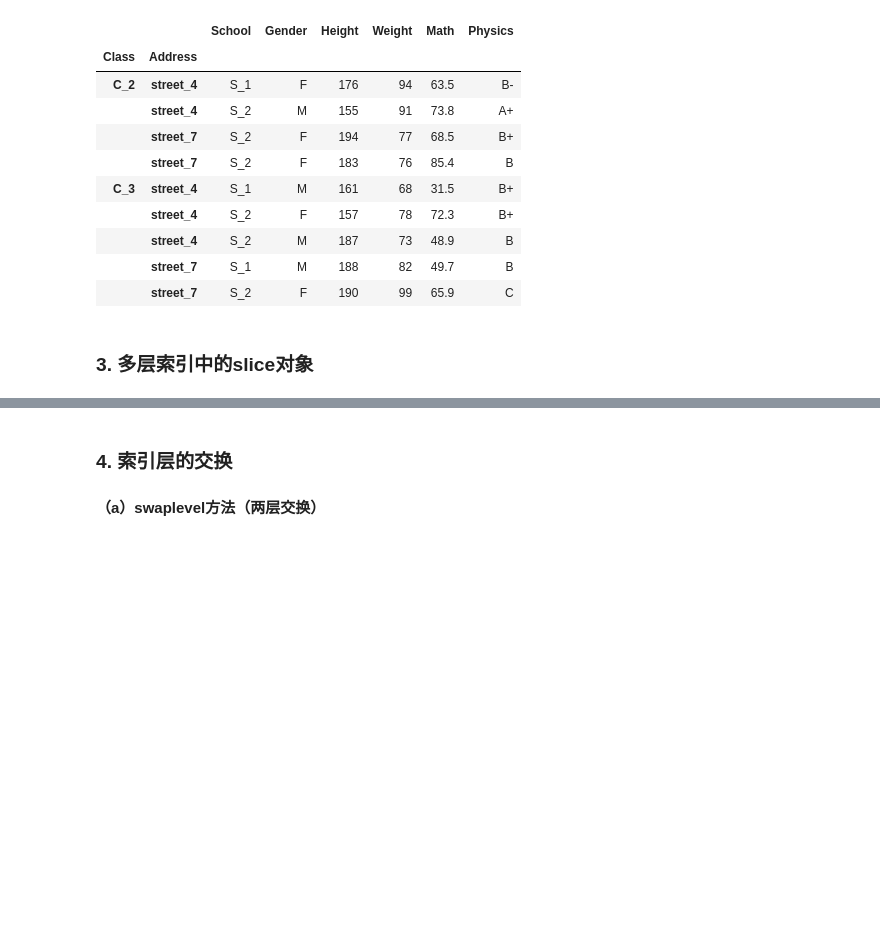
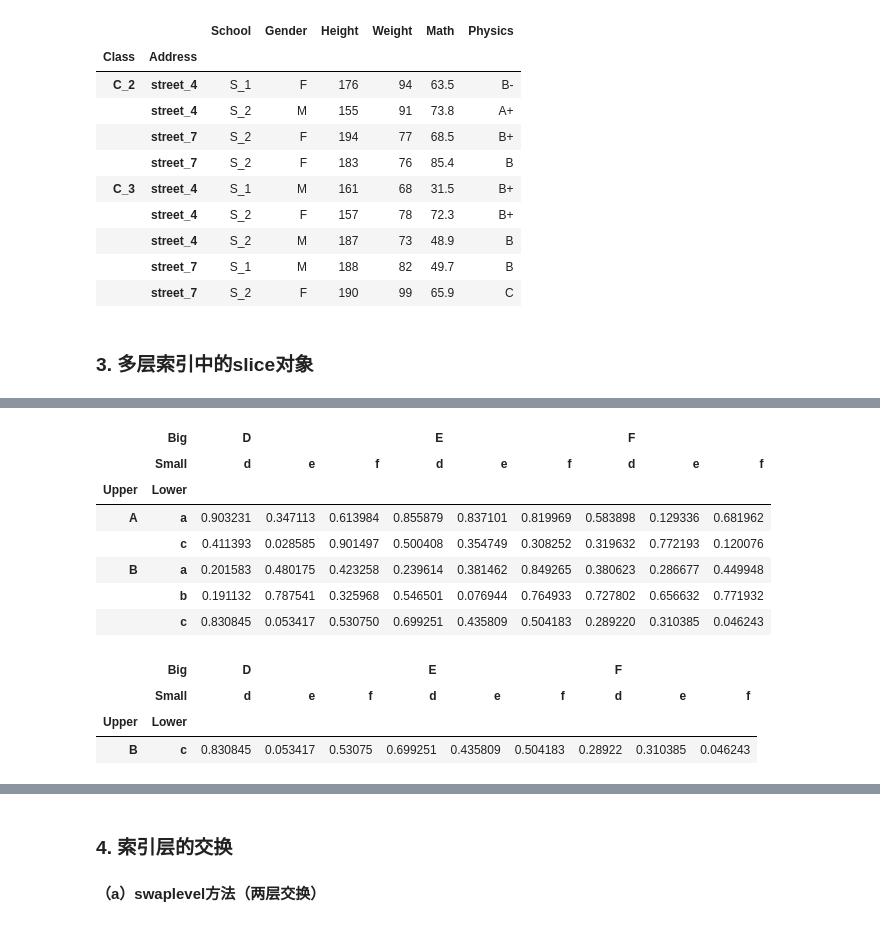
Before and after one commit to datawhalechina/joyful-pandas, a Jupyter notebook: 第2章 索引.ipynb, the cells around one changed output, grey strips where cells are left out. Drawn from its saved outputs; the diff is of its cells as text; code cells hidden in the pictures; blank space fills up the shorter version.

```diff
--- a/第2章 索引.ipynb
+++ b/第2章 索引.ipynb
@@ -771,0 +832,23 @@ df_s.loc[idx['B':,df_s['D']['d']>0.3],idx[df_s.sum()>4]]
+# %%
+#例子4
+#特别要注意，（b）中的布尔索引是可以索引不对齐的，只需要长度一样，比如下面这个例子
+df_s.loc[idx[:'B',(df_s.iloc[0]>0.6)[:6]],:]
+# %% [output]
+|  | Big | D |  |  | E |  |  | F |  |  |
+|  | Small | d | e | f | d | e | f | d | e | f |
+| Upper | Lower |  |  |  |  |  |  |  |  |  |
+| A | a | 0.903231 | 0.347113 | 0.613984 | 0.855879 | 0.837101 | 0.819969 | 0.583898 | 0.129336 | 0.681962 |
+|  | c | 0.411393 | 0.028585 | 0.901497 | 0.500408 | 0.354749 | 0.308252 | 0.319632 | 0.772193 | 0.120076 |
+| B | a | 0.201583 | 0.480175 | 0.423258 | 0.239614 | 0.381462 | 0.849265 | 0.380623 | 0.286677 | 0.449948 |
+|  | b | 0.191132 | 0.787541 | 0.325968 | 0.546501 | 0.076944 | 0.764933 | 0.727802 | 0.656632 | 0.771932 |
+|  | c | 0.830845 | 0.053417 | 0.530750 | 0.699251 | 0.435809 | 0.504183 | 0.289220 | 0.310385 | 0.046243 |
+# %%
+#例子5
+df_s.loc[idx[:'B','c':,(df_s.iloc[:,0]>0.6)],:]
+#idx中层数k1大于df层数k2时，idx前k2个参数若相应位置是元素或者元素切片，则表示相应df层的元素筛选，同时也可以选择用同长度bool序列
+#idx后面多出来的参数只能选择同bool序列，这样设计的目的是可以将元素筛选和条件筛选同时运用
+# %% [output]
+|  | Big | D |  |  | E |  |  | F |  |  |
+|  | Small | d | e | f | d | e | f | d | e | f |
+| Upper | Lower |  |  |  |  |  |  |  |  |  |
+| B | c | 0.830845 | 0.053417 | 0.53075 | 0.699251 | 0.435809 | 0.504183 | 0.28922 | 0.310385 | 0.046243 |
```
Also changed, not shown: parts of 25 cells of this notebook.
